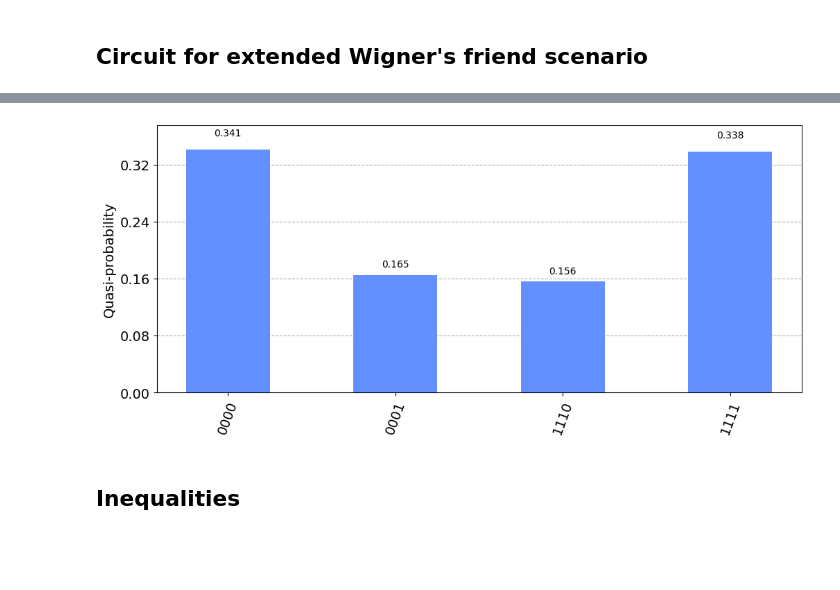
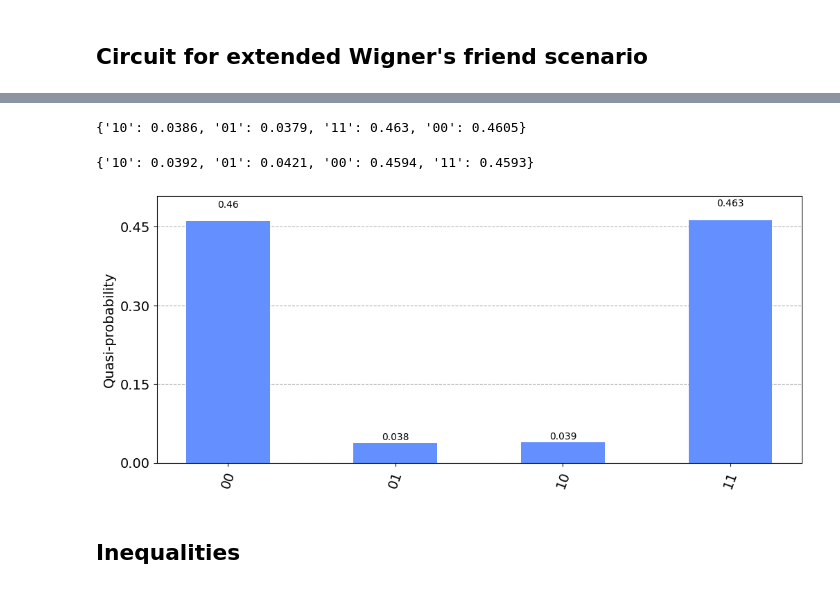
Before and after one commit to unitaryfund/wigners_friend, a Jupyter notebook: notebooks/ewfs_measurements.ipynb, the cells around one changed output, grey strips where cells are left out. Cells and saved outputs as stored; diff of their text form; code cells hidden in the pictures; blank space fills up the shorter version.

```diff
--- a/notebooks/ewfs_measurements.ipynb
+++ b/notebooks/ewfs_measurements.ipynb
@@ -381,8 +403,27 @@ probabilities = {key[::-1]: value / 1e4 for key, value in counts.items()}
-# %%
-from qiskit.visualization import plot_distribution
-plot_distribution(probabilities, figsize=(12, 5))
-# %% [output]
-[figure, removed]
+# %%
+probabilities
+# %% [output]
+{'10': 0.0386, '01': 0.0379, '11': 0.463, '00': 0.4605}
+# %%
+setting_results
+# %% [output]
+{'10': 0.0392, '01': 0.0421, '00': 0.4594, '11': 0.4593}
+# %%
+setting_results = {}
+# Decode the keys for each measurement result of the setting.
+for k, v in probabilities.items():
+    alice_friend, bob_friend = k[:size], k[size:]
+
+    alice_zero_count, bob_zero_count = alice_friend.count("0"), bob_friend.count("0")
+
+    alice_decoding = "0" if alice_zero_count >= size // 2 + 1 else "1"
+    bob_decoding = "0" if bob_zero_count >= size // 2 + 1 else "1"
+
+    setting_results[alice_decoding + bob_decoding] = v
+
+plot_distribution(setting_results, figsize=(12, 5))
+# %% [output]
+[figure, added]
 # %% [markdown]
 ## Inequalities
 # %%
```
Also changed, not shown: parts of 18 cells of this notebook, 1 other file.
